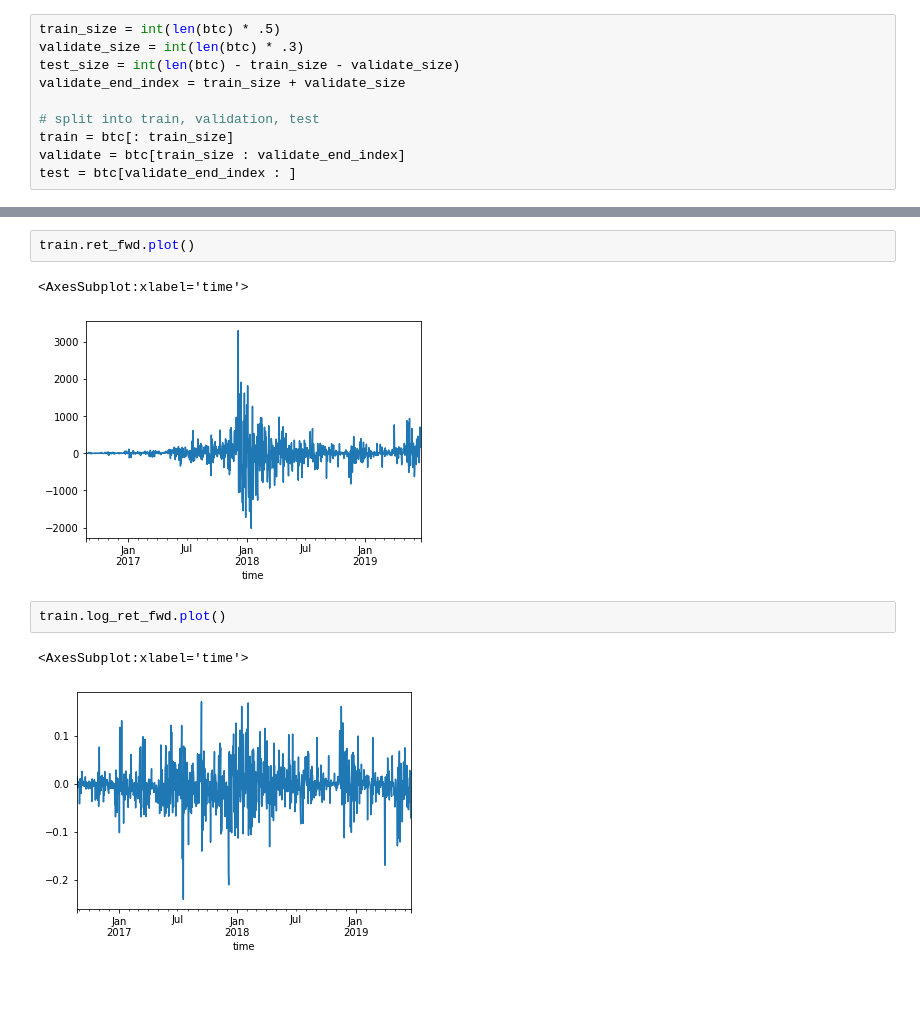
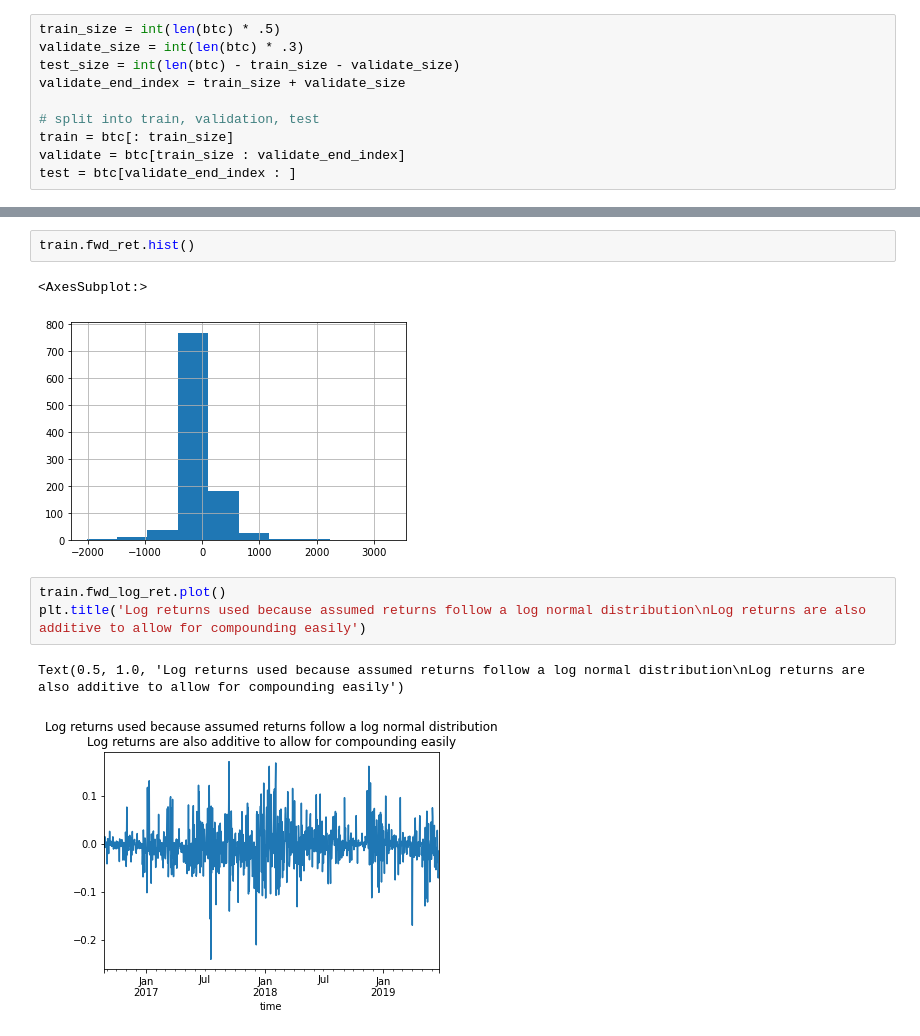
Before and after one commit to jesse-d-marder/personal-codeup-project, a Jupyter notebook: explore.ipynb, the cells around one changed output, grey strips where cells are left out. Saved outputs shown, nothing was run; the diff lists cells and outputs as text; blank space fills up the shorter version.

```diff
--- a/explore.ipynb
+++ b/explore.ipynb
@@ -149,10 +144,11 @@ Index(['time', 'low', 'high', 'open', 'close', 'volume', 'log_ret_fwd',
 # %%
-train.ret_fwd.plot()
+train.fwd_ret.hist()
 # %% [output]
-<AxesSubplot:xlabel='time'>
+<AxesSubplot:>
-[figure, old version]
+[figure, new version]
 # %%
-train.log_ret_fwd.plot()
+train.fwd_log_ret.plot()
+plt.title('Log returns used because assumed returns follow a log normal distribution\nLog returns are also additive to allow for compounding easily')
 # %% [output]
-<AxesSubplot:xlabel='time'>
+Text(0.5, 1.0, 'Log returns used because assumed returns follow a log normal distribution\nLog returns are also additive to allow for compounding easily')
-[figure, old version]
+[figure, new version]
```
Also changed, not shown: parts of 17 cells of this notebook, 1 other file.
